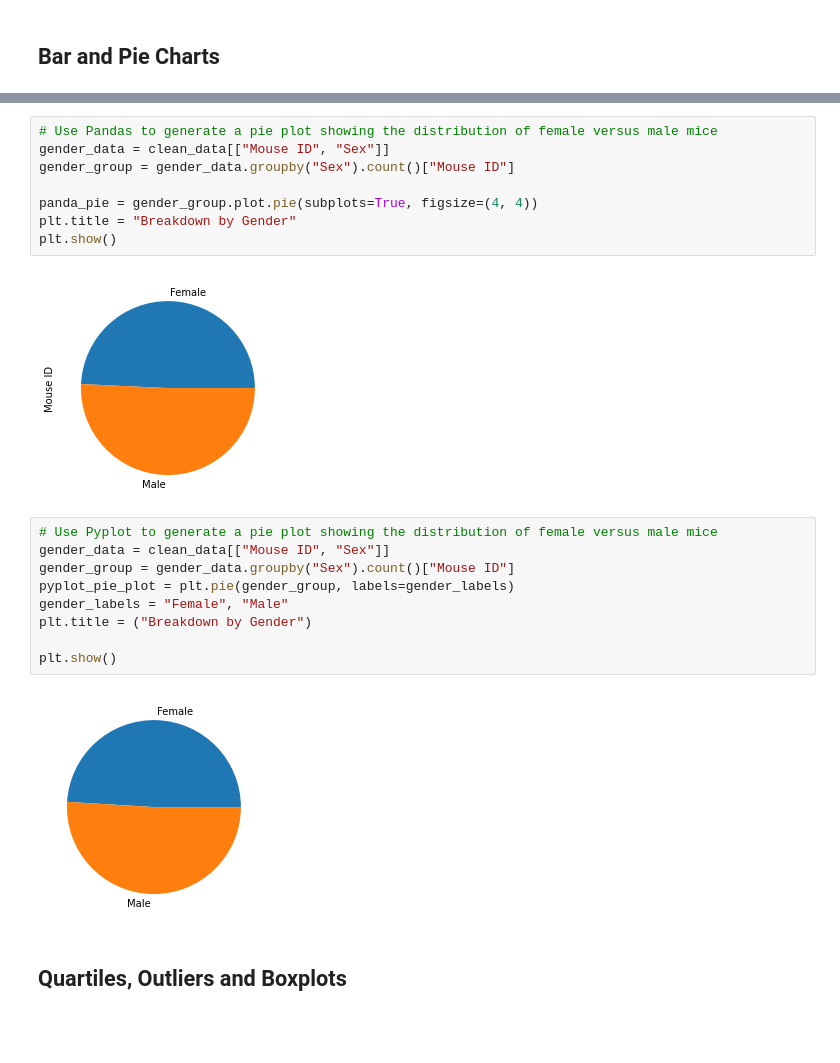
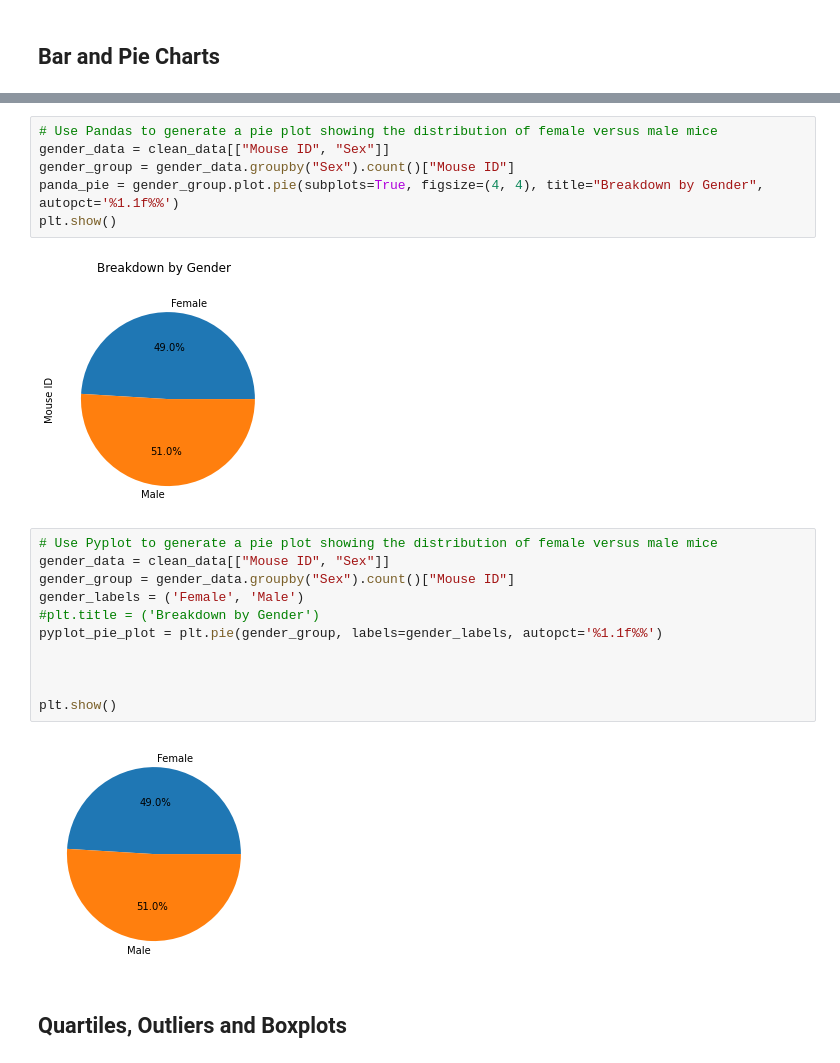
Before and after one commit to sbkachelmeier/matplotlib-challenge, a Jupyter notebook: pymaceuticals_starter.ipynb, the cells around one changed output, grey strips where cells are left out. Saved outputs shown, nothing was run; the diff lists cells and outputs as text; blank space fills up the shorter version.

```diff
--- a/pymaceuticals_starter.ipynb
+++ b/pymaceuticals_starter.ipynb
@@ -141,24 +140,24 @@ plt.show()
 # %%
 # Use Pandas to generate a pie plot showing the distribution of female versus male mice
 gender_data = clean_data[["Mouse ID", "Sex"]]
 gender_group = gender_data.groupby("Sex").count()["Mouse ID"]
-
-panda_pie = gender_group.plot.pie(subplots=True, figsize=(4, 4))
-plt.title = "Breakdown by Gender"
+panda_pie = gender_group.plot.pie(subplots=True, figsize=(4, 4), title="Breakdown by Gender", autopct='%1.1f%%')
 plt.show()
 # %% [output]
-[figure, old version]
+[figure, new version]
 # %%
 # Use Pyplot to generate a pie plot showing the distribution of female versus male mice
 gender_data = clean_data[["Mouse ID", "Sex"]]
 gender_group = gender_data.groupby("Sex").count()["Mouse ID"]
-pyplot_pie_plot = plt.pie(gender_group, labels=gender_labels)
-gender_labels = "Female", "Male"
-plt.title = ("Breakdown by Gender")
+gender_labels = ('Female', 'Male')
+#plt.title = ('Breakdown by Gender')
+pyplot_pie_plot = plt.pie(gender_group, labels=gender_labels, autopct='%1.1f%%')
+
+
 
 plt.show()
 # %% [output]
-[figure, old version]
+[figure, new version]
 # %% [markdown]
 ## Quartiles, Outliers and Boxplots
 # %%
```
Also changed, not shown: parts of 14 cells of this notebook.
